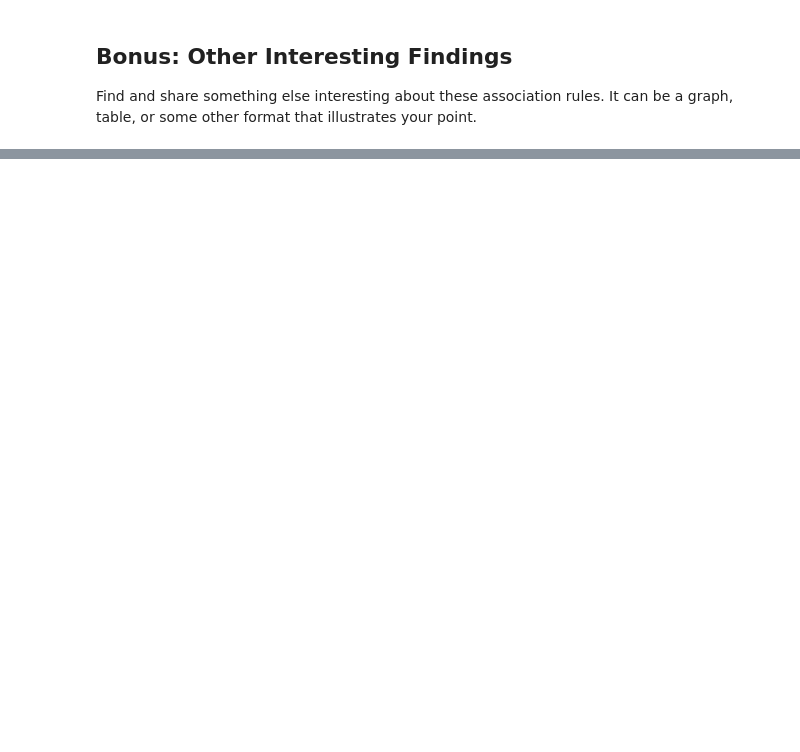
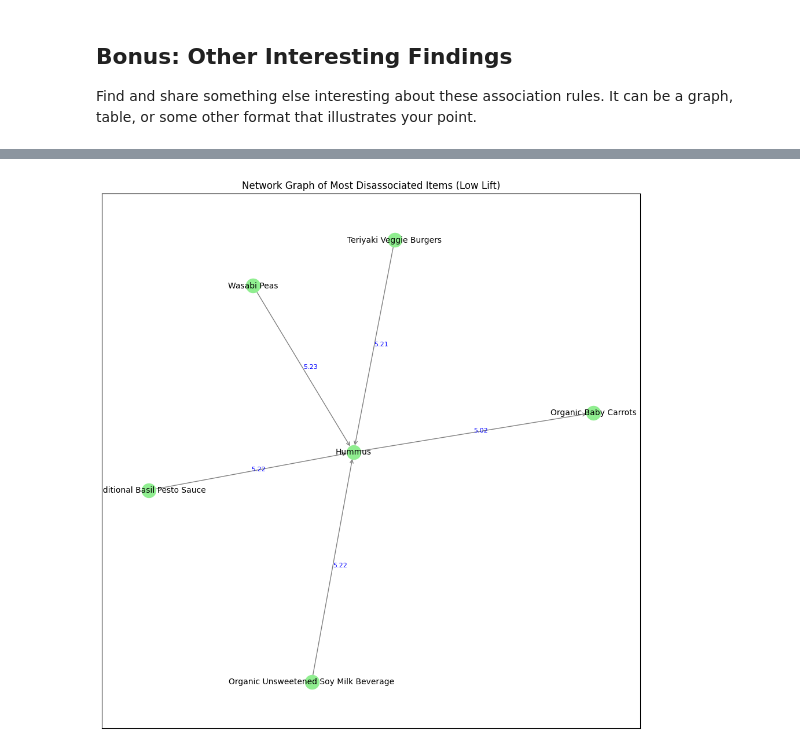
Before and after one commit to lxwooxy/my-fork-2024-fall-data-science, a Jupyter notebook: Week-05-Unsupervised-Learning/Exercise-gw.ipynb, the cells around one changed output, grey strips where cells are left out. Drawn from its saved outputs; the diff is of its cells as text; code cells hidden in the pictures; blank space fills up the shorter version.

```diff
--- a/Week-05-Unsupervised-Learning/Exercise-gw.ipynb
+++ b/Week-05-Unsupervised-Learning/Exercise-gw.ipynb
@@ -126,0 +311,47 @@ Find and share something else interesting about these association rules. It can
+# %%
+# Step 1: Filter for the bottom 20 rules with the lowest lift values
+df_low_lift = df_rules_subset.sort_values('lift', ascending=True).head(5)
+
+# Step 2: Initialize a graph
+graph_disassociated = nx.MultiDiGraph()
+
+# Step 3: Add edges to the graph for the most disassociated items
+graph_disassociated.add_edges_from([
+    (row['antecedent_item'], row['consequent_item'], {
+        'support': row['support'],
+        'confidence': row['confidence'],
+        'lift': row['lift']
+    })
+    for idx, row in df_low_lift.iterrows()
+])
+
+# Step 4: Define figure size and layout (circular or spring layout)
+plt.figure(figsize=(12, 12))
+pos = nx.spring_layout(graph_disassociated)  # You can try 'circular_layout' for circular arrangement
+
+# Draw nodes with a color and size to highlight them
+nx.draw_networkx_nodes(graph_disassociated, pos, node_size=300, node_color='lightgreen')
+
+# Draw edges, with thin lines to represent weak associations (low lift values)
+nx.draw_networkx_edges(graph_disassociated, pos, arrowstyle='->', arrowsize=10, edge_color='gray')
+
+# Draw node labels
+nx.draw_networkx_labels(graph_disassociated, pos, font_size=10, font_family="sans-serif")
+
+# Manually add edge labels to show the lift values
+for edge in graph_disassociated.edges(data=True):
+    u, v, edge_data = edge  # Get the nodes and edge attributes
+    lift_value = edge_data['lift']
+
+    # Get the position for edge label (midpoint between u and v)
+    x_mid = (pos[u][0] + pos[v][0]) / 2
+    y_mid = (pos[u][1] + pos[v][1]) / 2
+
+    # Add text at the midpoint of the edge (use plt.text for manual labeling)
+    plt.text(x_mid, y_mid, f'{lift_value:.2f}', fontsize=8, color='blue')
+
+# Step 5: Display the graph
+plt.title("Network Graph of Most Disassociated Items (Low Lift)")
+plt.show()
+# %% [output]
+[figure, added]
```
Also changed, not shown: parts of 15 cells of this notebook.
